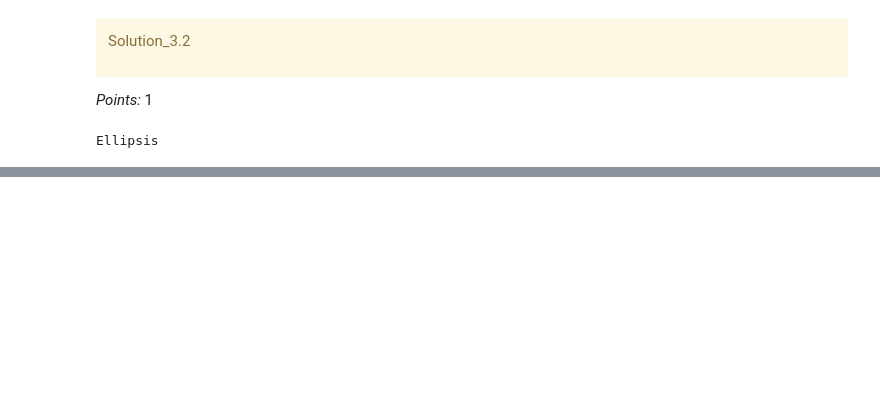
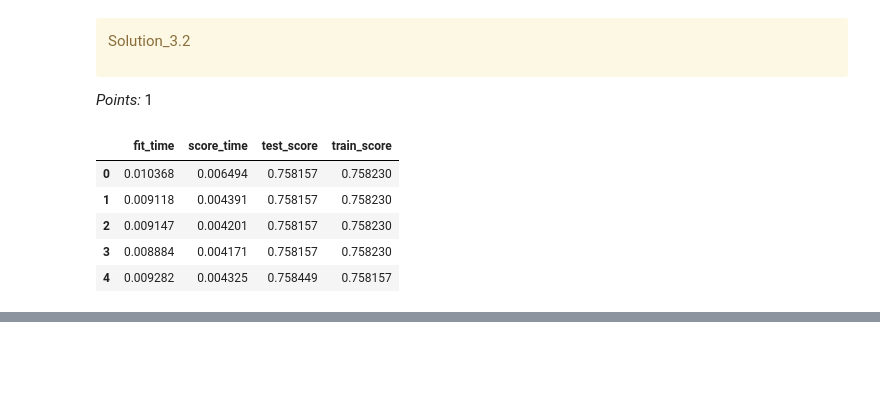
Before and after one commit to kevsoupss/cs330_hw3, a Jupyter notebook: hw3.ipynb, the cells around one changed output, grey strips where cells are left out. Saved outputs shown, nothing was run; the diff lists cells and outputs as text; code cells hidden in the pictures; blank space fills up the shorter version.

```diff
--- a/hw3.ipynb
+++ b/hw3.ipynb
@@ -368,0 +360,7 @@ Ellipsis
+# %%
+X_train = train_df.drop(columns="income")
+y_train = train_df["income"]
+X_test = test_df.drop(columns="income")
+y_test = test_df["income"]
+
+...
@@ -403,12 +387,18 @@ Solution_3.2
 </div>
 
 _Points:_ 1
-# %%
-dummy_df = None
-
-...
-# %% [output]
-Ellipsis
+# %%
+dcl = DummyClassifier()
+dummy_df = pd.DataFrame(cross_validate(dcl, X_train, y_train, return_train_score=True, cv=5))
+
+dummy_df
+# %% [output]
+|  | fit_time | score_time | test_score | train_score |
+| 0 | 0.010368 | 0.006494 | 0.758157 | 0.758230 |
+| 1 | 0.009118 | 0.004391 | 0.758157 | 0.758230 |
+| 2 | 0.009147 | 0.004201 | 0.758157 | 0.758230 |
+| 3 | 0.008884 | 0.004171 | 0.758157 | 0.758230 |
+| 4 | 0.009282 | 0.004325 | 0.758449 | 0.758157 |
 # %%
 grader.check("q3.2")
 # %% [output]
```
Also changed, not shown: parts of 38 cells of this notebook, 1 other file.
